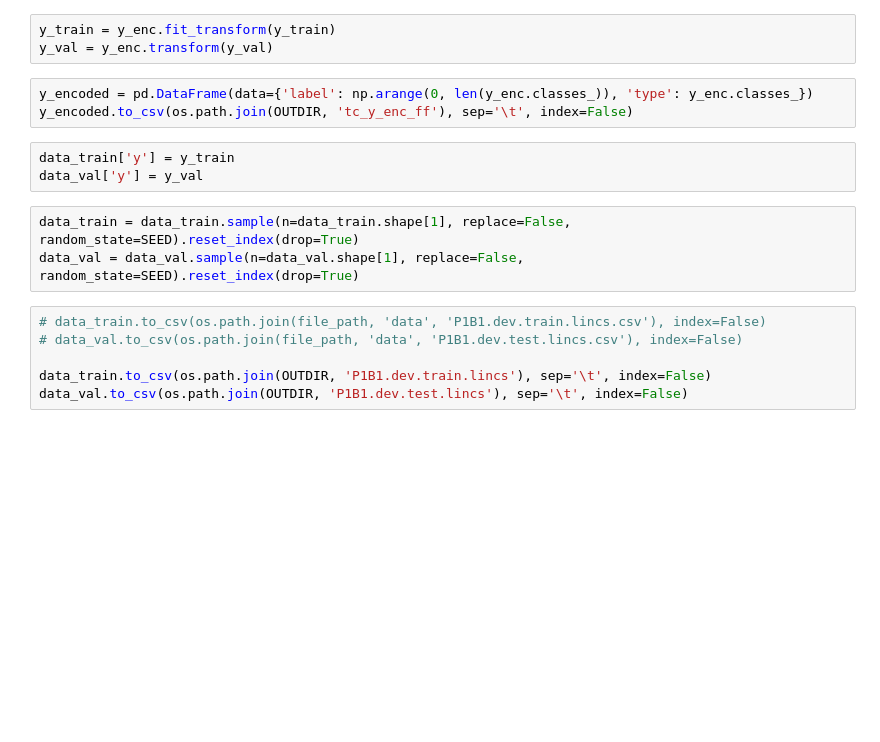
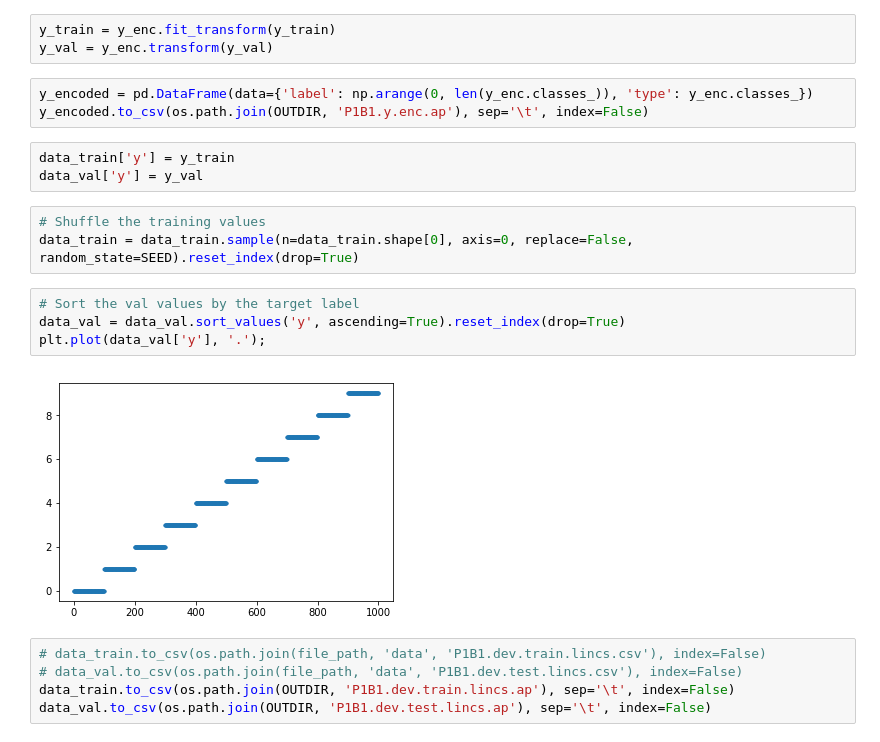
Before and after one commit to adpartin/feature-importance, a Jupyter notebook: apps/gen_tc_data_ff.ipynb, the cells around one changed output. Cells and saved outputs as stored; diff of their text form; blank space fills up the shorter version.

```diff
--- a/apps/gen_tc_data_ff.ipynb
+++ b/apps/gen_tc_data_ff.ipynb
@@ -122,16 +126,21 @@ y_train = y_enc.fit_transform(y_train)
 y_val = y_enc.transform(y_val)
 # %%
 y_encoded = pd.DataFrame(data={'label': np.arange(0, len(y_enc.classes_)), 'type': y_enc.classes_})
-y_encoded.to_csv(os.path.join(OUTDIR, 'tc_y_enc_ff'), sep='\t', index=False)
+y_encoded.to_csv(os.path.join(OUTDIR, 'P1B1.y.enc.ap'), sep='\t', index=False)
 # %%
 data_train['y'] = y_train
 data_val['y'] = y_val
 # %%
-data_train = data_train.sample(n=data_train.shape[1], replace=False, random_state=SEED).reset_index(drop=True)
-data_val = data_val.sample(n=data_val.shape[1], replace=False, random_state=SEED).reset_index(drop=True)
+# Shuffle the training values
+data_train = data_train.sample(n=data_train.shape[0], axis=0, replace=False, random_state=SEED).reset_index(drop=True)
+# %%
+# Sort the val values by the target label
+data_val = data_val.sort_values('y', ascending=True).reset_index(drop=True)
+plt.plot(data_val['y'], '.');
+# %% [output]
+[figure, added]
 # %%
 # data_train.to_csv(os.path.join(file_path, 'data', 'P1B1.dev.train.lincs.csv'), index=False)
 # data_val.to_csv(os.path.join(file_path, 'data', 'P1B1.dev.test.lincs.csv'), index=False)
-
-data_train.to_csv(os.path.join(OUTDIR, 'P1B1.dev.train.lincs'), sep='\t', index=False)
-data_val.to_csv(os.path.join(OUTDIR, 'P1B1.dev.test.lincs'), sep='\t', index=False)
+data_train.to_csv(os.path.join(OUTDIR, 'P1B1.dev.train.lincs.ap'), sep='\t', index=False)
+data_val.to_csv(os.path.join(OUTDIR, 'P1B1.dev.test.lincs.ap'), sep='\t', index=False)
```
Also changed, not shown: parts of 6 cells of this notebook, 8 other files.
